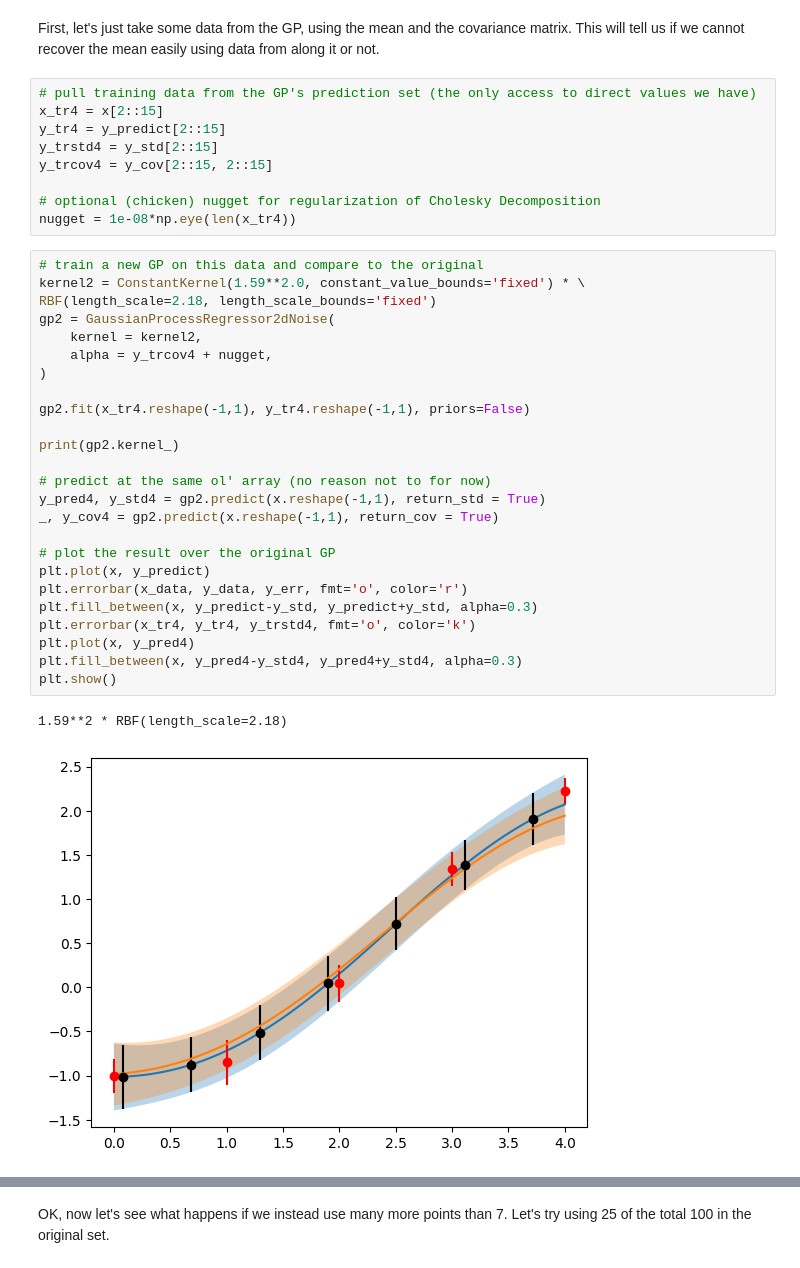
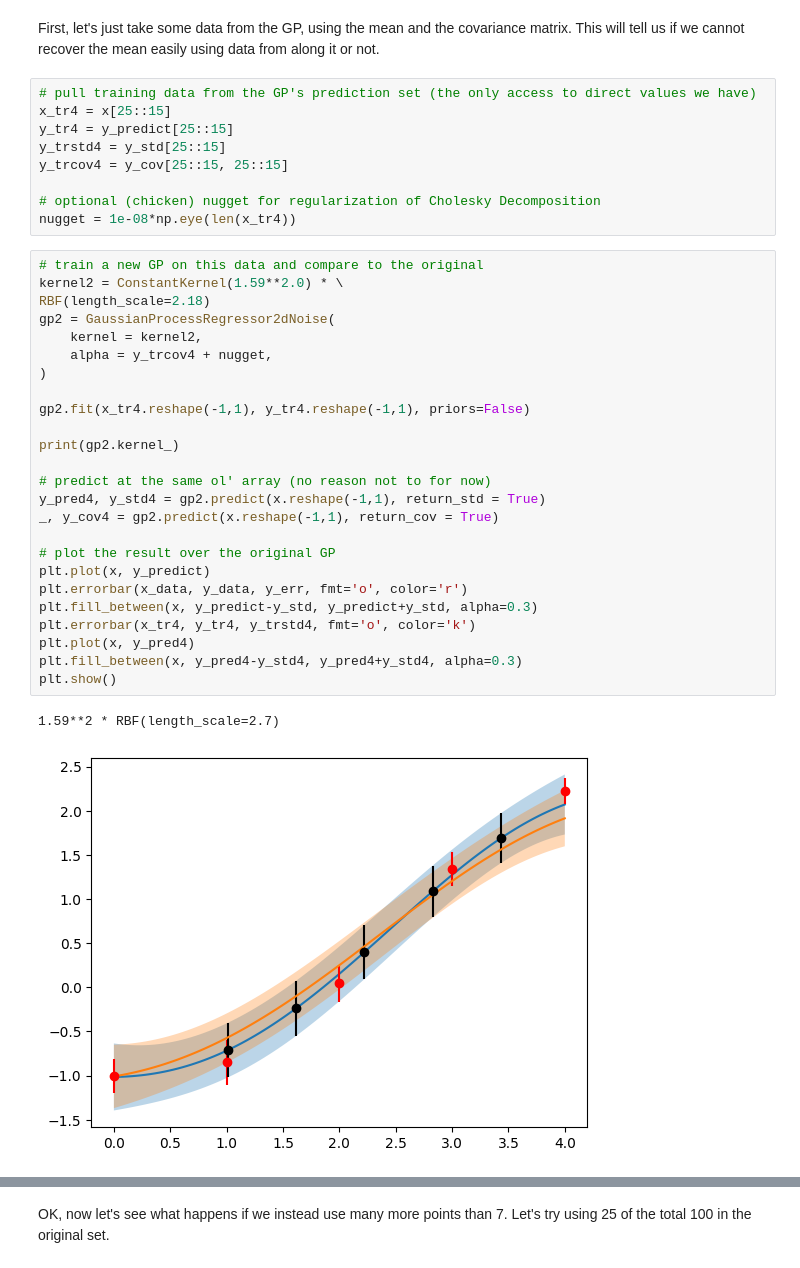
Before and after one commit to asemposki/neutron-rich-bmm, a Jupyter notebook: notebooks/ToyGPs.ipynb, the cells around one changed output, grey strips where cells are left out. Saved outputs shown, nothing was run; the diff lists cells and outputs as text.

```diff
--- a/notebooks/ToyGPs.ipynb
+++ b/notebooks/ToyGPs.ipynb
@@ -108,41 +108,41 @@ plt.show()
 First, let's just take some data from the GP, using the mean and the covariance matrix. This will tell us if we cannot recover the mean easily using data from along it or not.
 # %%
 # pull training data from the GP's prediction set (the only access to direct values we have)
-x_tr4 = x[2::15]
-y_tr4 = y_predict[2::15]
-y_trstd4 = y_std[2::15]
-y_trcov4 = y_cov[2::15, 2::15]
+x_tr4 = x[25::15]
+y_tr4 = y_predict[25::15]
+y_trstd4 = y_std[25::15]
+y_trcov4 = y_cov[25::15, 25::15]
 
 # optional (chicken) nugget for regularization of Cholesky Decomposition
 nugget = 1e-08*np.eye(len(x_tr4))
 # %%
 # train a new GP on this data and compare to the original
-kernel2 = ConstantKernel(1.59**2.0, constant_value_bounds='fixed') * \
-RBF(length_scale=2.18, length_scale_bounds='fixed')
+kernel2 = ConstantKernel(1.59**2.0) * \
+RBF(length_scale=2.18)
 gp2 = GaussianProcessRegressor2dNoise(
     kernel = kernel2,
     alpha = y_trcov4 + nugget,
 )
 
 gp2.fit(x_tr4.reshape(-1,1), y_tr4.reshape(-1,1), priors=False)
 
 print(gp2.kernel_)
 
 # predict at the same ol' array (no reason not to for now)
 y_pred4, y_std4 = gp2.predict(x.reshape(-1,1), return_std = True)
 _, y_cov4 = gp2.predict(x.reshape(-1,1), return_cov = True)
 
 # plot the result over the original GP
 plt.plot(x, y_predict)
 plt.errorbar(x_data, y_data, y_err, fmt='o', color='r')
 plt.fill_between(x, y_predict-y_std, y_predict+y_std, alpha=0.3)
 plt.errorbar(x_tr4, y_tr4, y_trstd4, fmt='o', color='k')
 plt.plot(x, y_pred4)
 plt.fill_between(x, y_pred4-y_std4, y_pred4+y_std4, alpha=0.3)
 plt.show()
 # %% [output]
-1.59**2 * RBF(length_scale=2.18)
+1.59**2 * RBF(length_scale=2.7)
-[figure, old version]
+[figure, new version]
 # %%
 # now let's check the width differences in the above error bands
 width_true = (y_predict+y_std) - (y_predict-y_std)
```
Also changed, not shown: parts of 3 cells of this notebook, 1 other file.
